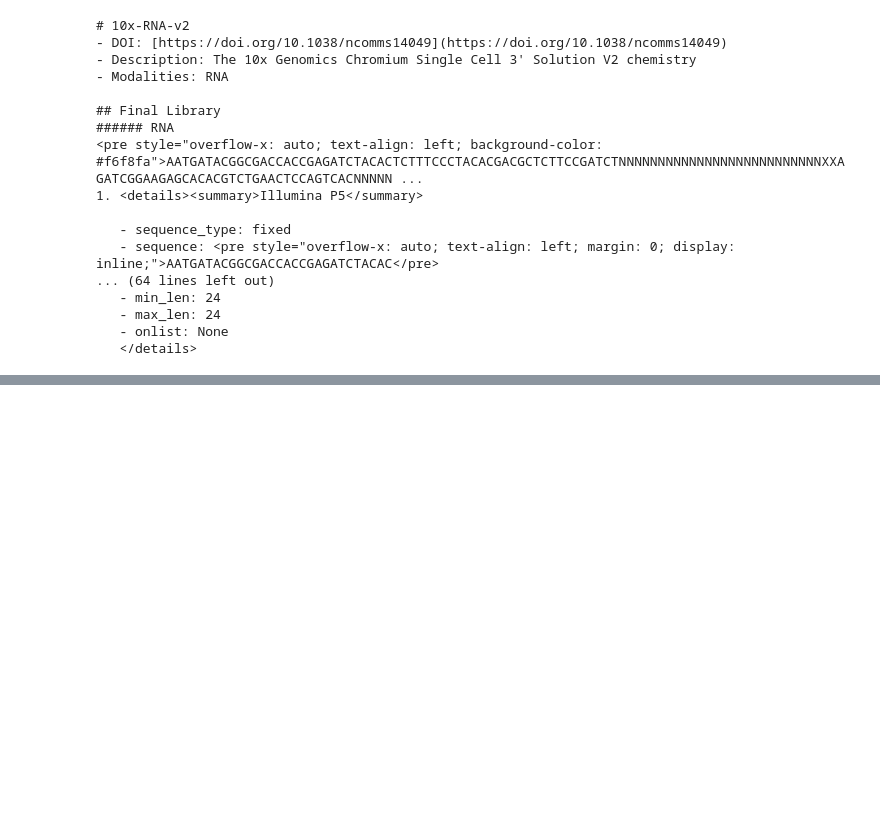
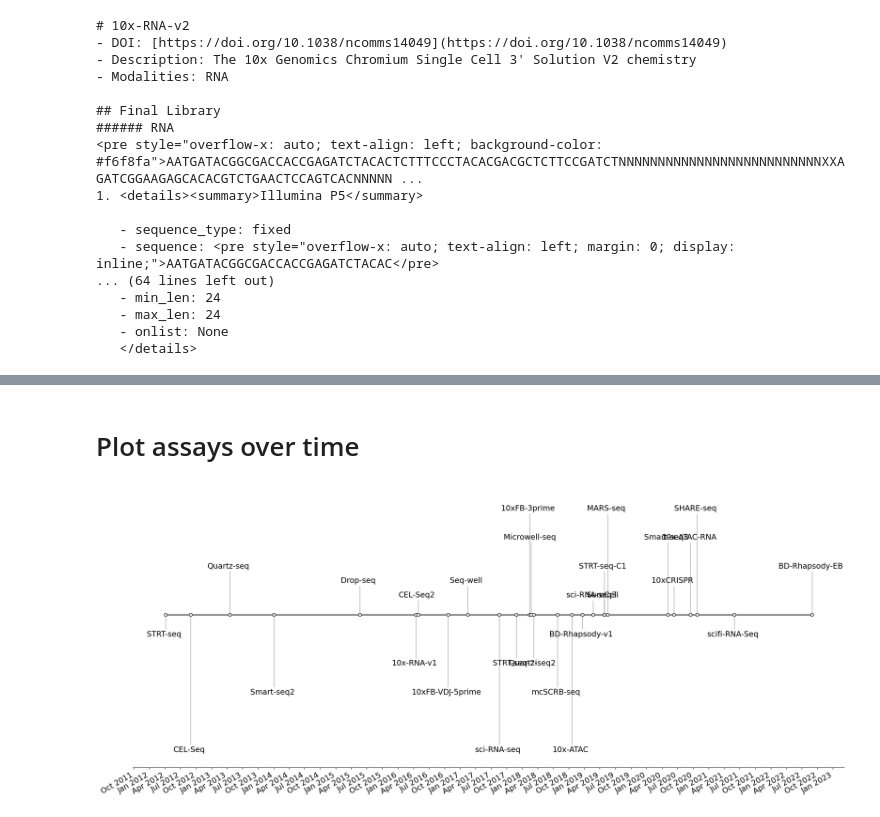
Before and after one commit to pachterlab/seqspec, a Jupyter notebook: examples/seqspec.ipynb, the cells around one changed output, grey strips where cells are left out. Drawn from its saved outputs; the diff is of its cells as text; code cells hidden in the pictures; blank space fills up the shorter version.

```diff
--- a/examples/seqspec.ipynb
+++ b/examples/seqspec.ipynb
@@ -63,0 +65,12 @@ assay_spec:
+# %% [markdown]
+# Plot assays over time
+# %%
+import matplotlib.pyplot as plt
+import numpy as np
+import pandas as pd
+from datetime import datetime
+import matplotlib.dates as mdates
+fsize=15
+
+plt.rcParams.update({'font.size': fsize})
+%config InlineBackend.figure_format = 'retina'
@@ -63,0 +79,45 @@ assay_spec:
+# %%
+df = pd.read_csv("dates.txt", header=None, names=["assay", "publication_date", "bad"], sep="\t").drop(columns=["bad"]).dropna()
+# %%
+fmt = "%d %B %Y"
+dates = [datetime.strptime(d, fmt) for d in df["publication_date"]]
+descriptions = df["assay"]
+levels = np.tile([-9,9-7,7,-5, 5, -3, 3, -1, 1],
+                 int(np.ceil(len(dates)/8)))[:len(dates)]
+# %%
+# Create figure and plot a stem plot with the date
+fig, ax = plt.subplots(figsize=(25, 10))
+
+ax.vlines(dates, 0, levels, color="grey", alpha=0.5)  # The vertical stems.
+ax.plot(dates, np.zeros_like(dates), "-o", color="k", markerfacecolor="w")  # Baseline and markers on it.
+# ax.plot(new_cases.index.values, new_cases.values/new_cases.max()*10, color="lightgrey", label="New cases", zorder = -2)
+# annotate lines
+for d, l, desc in zip(dates, levels, descriptions):
+
+  weight = "light"
+  # if tl["highlight"]:
+  #   weight = "bold"
+  ax.annotate(desc, xy=(d, l),
+              xytext=(-3, np.sign(l)*3), textcoords="offset points",
+              horizontalalignment="center",
+              verticalalignment="bottom" if l > 0 else "top", weight=weight)
+
+# format xaxis with 4 month intervals
+ax.get_xaxis().set_major_locator(mdates.MonthLocator(interval=3))
+ax.get_xaxis().set_major_formatter(mdates.DateFormatter("%b %Y"))
+plt.setp(ax.get_xticklabels(), rotation=30, ha="right")
+
+# remove y axis and spines
+ax.get_yaxis().set_visible(False)
+for spine in ["left", "top", "right"]:
+    ax.spines[spine].set_visible(False)
+
+# ax.axvline(x=datetime.strptime("January 01, 2021", fmt), color="lightgrey", linestyle="--", zorder=-1)
+ax.margins(y=0.1)
+ax.set(**{
+    "title": ""
+})
+
+fig.show()
+# %% [output]
+[figure, added]
```
Also changed, not shown: parts of 3 cells of this notebook.
